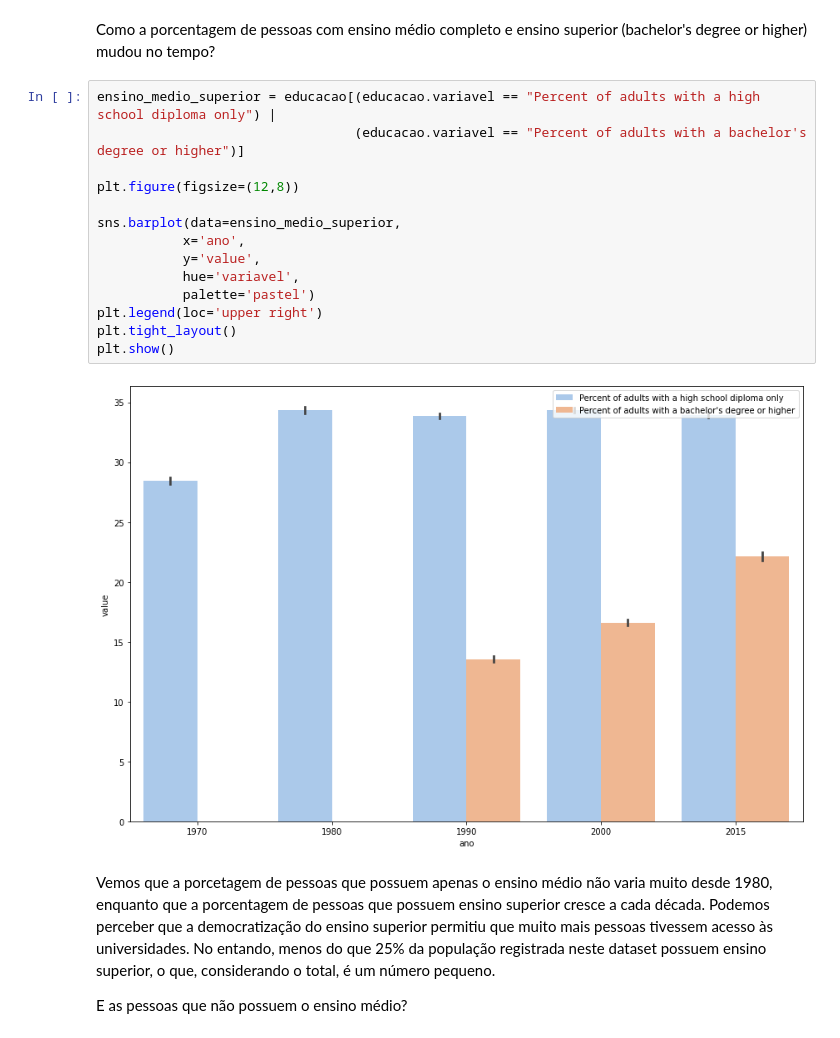
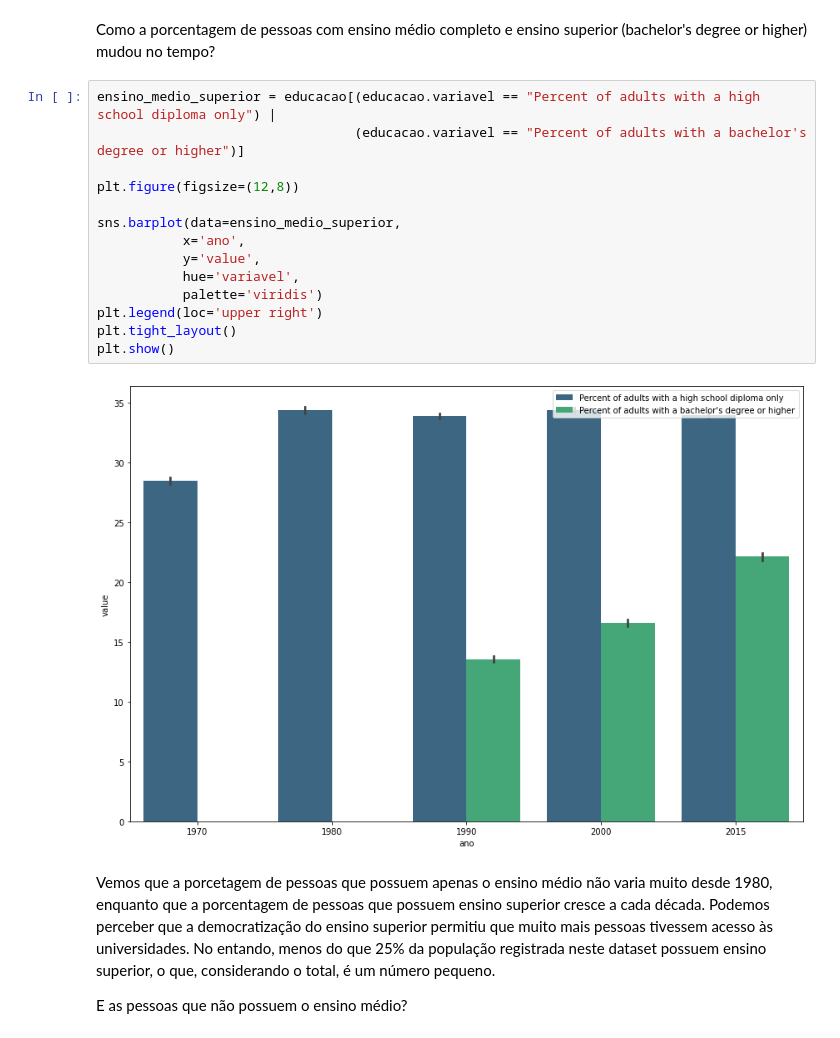
Before and after one commit to micheldearaujo/02-Analise_de_Dados-CIn, a Jupyter notebook: Análise_Dados.ipynb, the cells around one changed output. Drawn from its saved outputs; the diff is of its cells as text.

```diff
--- a/Análise_Dados.ipynb
+++ b/Análise_Dados.ipynb
@@ -494,19 +541,19 @@ Como a porcentagem de pessoas com ensino médio completo e ensino superior (bach
 # %%
 ensino_medio_superior = educacao[(educacao.variavel == "Percent of adults with a high school diploma only") |
                                  (educacao.variavel == "Percent of adults with a bachelor's degree or higher")]
 
 plt.figure(figsize=(12,8))
 
 sns.barplot(data=ensino_medio_superior,
            x='ano',
            y='value',
            hue='variavel',
-           palette='pastel')
+           palette='viridis')
 plt.legend(loc='upper right')
 plt.tight_layout()
 plt.show()
 # %% [output]
-[figure, old version]
+[figure, new version]
 # %% [markdown]
 Vemos que a porcetagem de pessoas que possuem apenas o ensino médio não varia muito desde 1980, enquanto que a porcentagem de pessoas que possuem ensino superior cresce a cada década. Podemos perceber que a democratização do ensino superior permitiu que muito mais pessoas tivessem acesso às universidades. No entando, menos do que 25% da população registrada neste dataset possuem ensino superior, o que, considerando o total, é um número pequeno.
 
```
Also changed, not shown: parts of 31 cells of this notebook.
